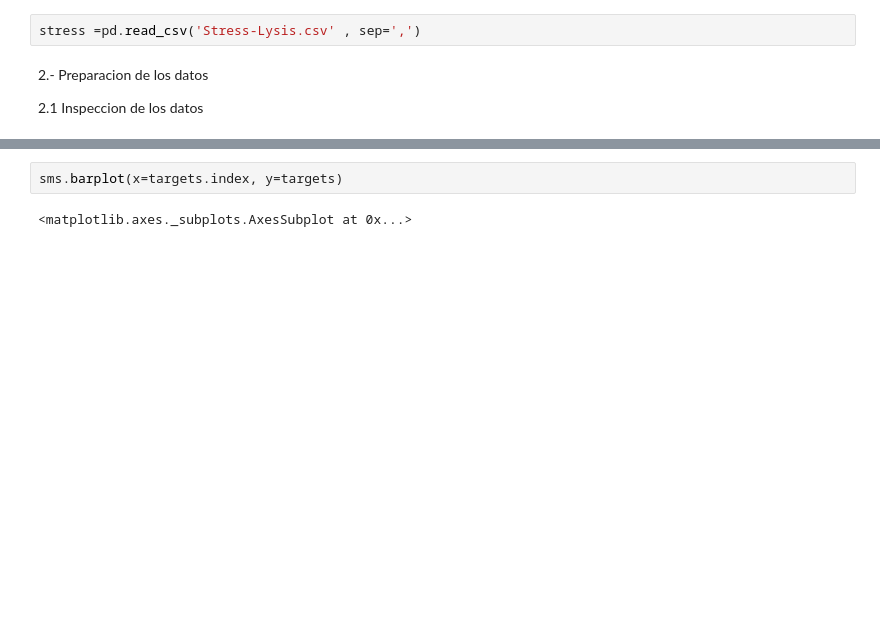
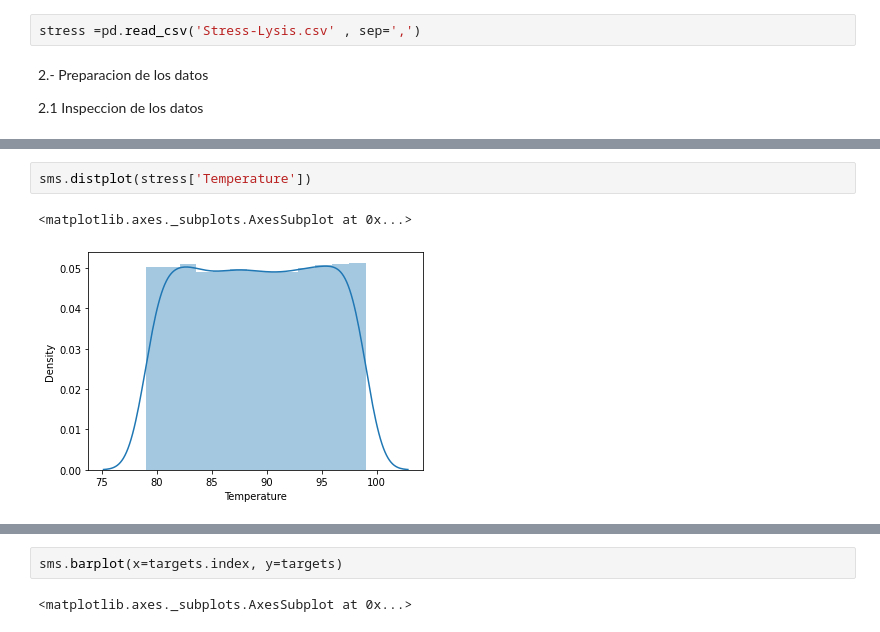
Before and after one commit to lenim2/BIGDATA, a Jupyter notebook: Copia_de_Practica_1_Human_Stress.ipynb, the cells around one changed output, grey strips where cells are left out. Saved outputs shown, nothing was run; the diff lists cells and outputs as text; blank space fills up the shorter version.

```diff
--- a/Copia_de_Practica_1_Human_Stress.ipynb
+++ b/Copia_de_Practica_1_Human_Stress.ipynb
@@ -119,0 +152,5 @@ dtype: int64
+# %%
+sms.distplot(stress['Temperature'])
+# %% [output]
+<matplotlib.axes._subplots.AxesSubplot at 0x...>
+[figure, added]
```
Also changed, not shown: parts of 28 cells of this notebook.
